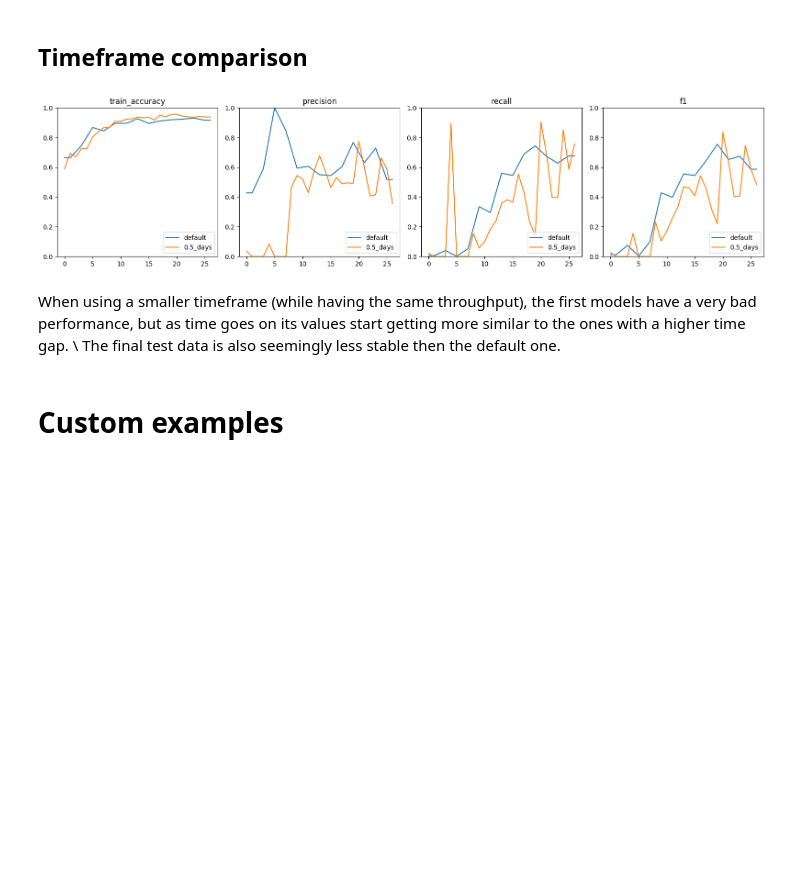
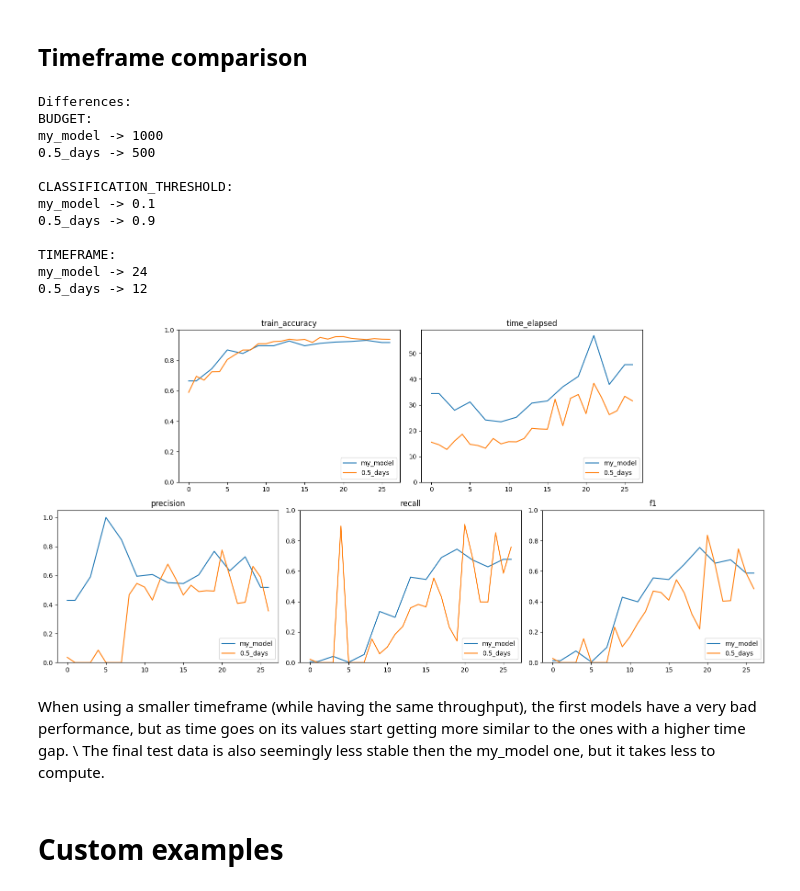
Before and after one commit to Crippius/al_project, a Jupyter notebook: al_analysis.ipynb, the cells around one changed output. Cells and saved outputs as stored; diff of their text form; code cells hidden in the pictures; blank space fills up the shorter version.

Commit message:
Finalization of results visualization

```diff
--- a/al_analysis.ipynb
+++ b/al_analysis.ipynb
@@ -90,12 +91,6 @@ def get_metrics(file):
       metrics[i] = j[()]
 
   return metrics
-
-
-def diff_metadata(meta1, meta2):
-  for i in meta1.keys():
-    if meta1[i] != meta2[i]:
-      print(f"{i}:\n1 -> {meta1[i]}\n2->{meta2[i]}")
 # %%
 # @title Model class
 
@@ -173,7 +196,7 @@ class Model:
     def predict(self, data):
         return self.tf_adapter.predict(data)
 # %%
-models = ["default",
+models = ["my_model",
           "random",
           "farthest_first",
           "optimal",
@@ -192,9 +215,7 @@ models = ["default",
 
 models = [Model(i) for i in models]
 # %%
-figure_side = math.ceil(math.sqrt(len(models)))
-
-fig, axs = plt.subplots(figure_side, figure_side)
+fig, axs = plt.subplots(4, 3)
 metric = "f1"
 
 
@@ -293,40 +383,63 @@ By utilizing a higher classification threshold, only the most certain positive l
 # %% [markdown]
 ## Timeframe comparison
 # %%
-default = Model("default")
+my_model = Model("my_model")
 other = Model("0.5_days")
 
-fig, axs = plt.subplots(1, len(default.get_metrics()), figsize=(16, 4))
-axs = axs.flatten()
+my_model.diff_metadata(other)
 
-custom_order = ['train_accuracy', 'precision', 'recall', 'f1']
-metrics = sorted(default.get_metrics().items(), key=lambda x: custom_order.index(x[0]))
+fig = plt.figure(figsize=(16, 8))
+gs = gridspec.GridSpec(2, 6)
+
+
+positions = [gs[0, 1:3], gs[0, 3:5], gs[1, 0:2], gs[1, 2:4], gs[1, 4:6]]
+
+custom_order = ['train_accuracy', 'time_elapsed', 'precision', 'recall', 'f1']
+metrics = sorted(my_model.get_metrics().items(), key=lambda x: custom_order.index(x[0]))
 
 for i, metric_elem in enumerate(metrics):
   metric, data = metric_elem
 
   # Adapting data to have same timeframe
   adapted_data = []
   adapted_data.append(data[0])
   for el in range(len(data)-1):
     adapted_data.append(data[el])
     adapted_data.append((data[el]+data[el+1])/2)
   adapted_data.append(data[-1])
   adapted_data.append(data[-1])
 
-  axs[i].plot(adapted_data, label=default)
-  axs[i].plot(other.get_data(metric), label=other.name)
-  axs[i].set_title(metric)
-  axs[i].set_ylim(0, 1)
-  axs[i].legend(loc='lower right')
+  ax = fig.add_subplot(positions[i])
+
+  ax.plot(adapted_data, label=my_model)
+  ax.plot(other.get_data(metric), label=other.name)
+  ax.set_title(metric)
+  if max(adapted_data) < 1:
+    ax.set_ylim(0, 1)
+  else:
+    ax.set_ylim(bottom=0)
+
+  ax.legend(loc='lower right')
 
 plt.tight_layout()
 plt.show()
 # %% [output]
+Differences:
+BUDGET:
+my_model -> 1000
+0.5_days -> 500
+
+CLASSIFICATION_THRESHOLD:
+my_model -> 0.1
+0.5_days -> 0.9
+
+TIMEFRAME:
+my_model -> 24
+0.5_days -> 12
-[figure, old version]
+[figure, new version]
 # %% [markdown]
 When using a smaller timeframe (while having the same throughput), the first models have a very bad performance, but as time goes on its values start getting more similar to the ones with a higher time gap. \\
-The final test data is also seemingly less stable then the default one.
+The final test data is also seemingly less stable then the my_model one, but it takes less to compute.
 # %% [markdown]
 # Custom examples
 # %%
```
Also changed, not shown: parts of 22 cells of this notebook.
